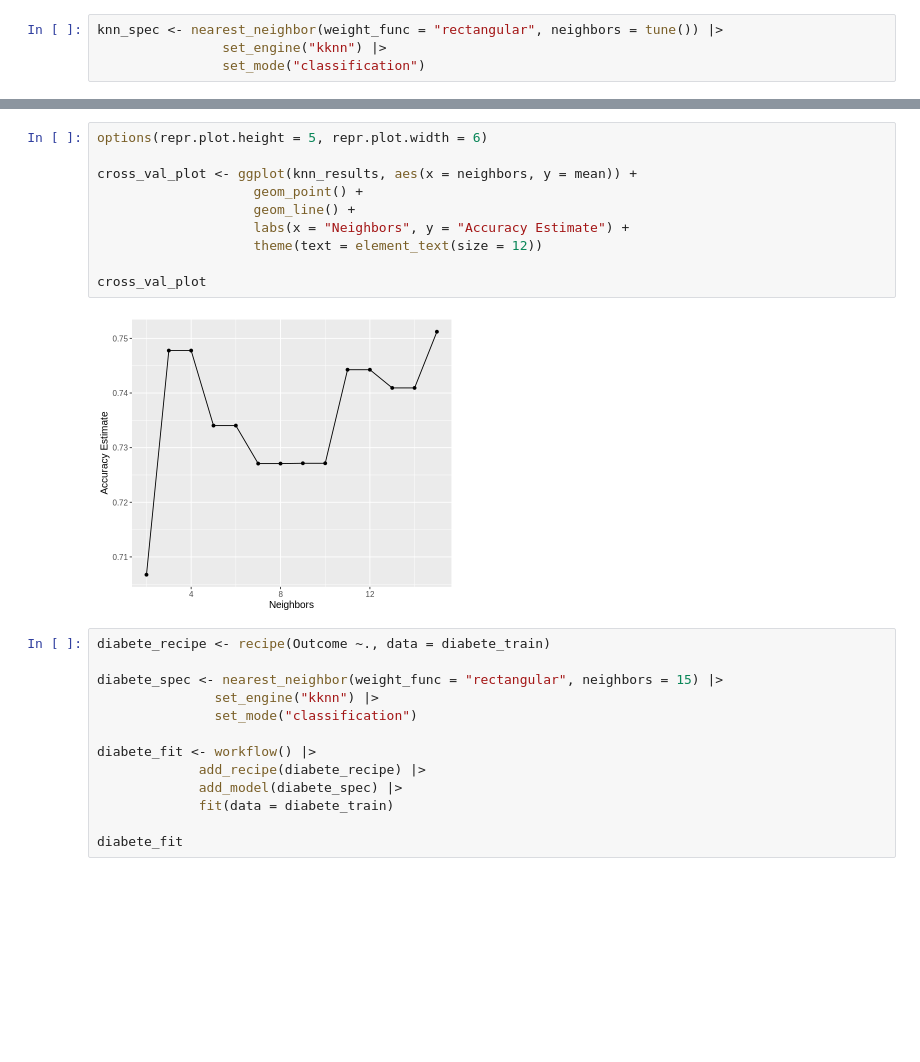
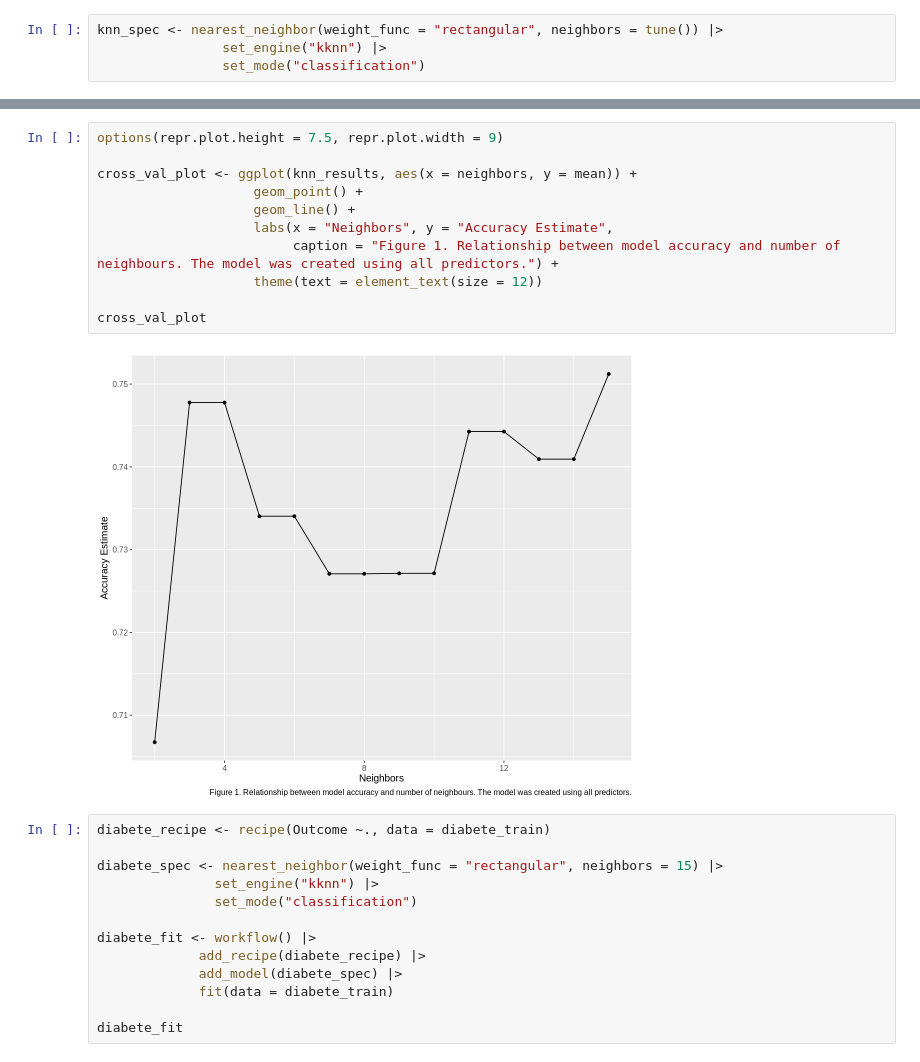
Before and after one commit to hsgao12/dsci-100-group-132, a Jupyter notebook: DSCI100 report.ipynb, the cells around one changed output, grey strips where cells are left out. Saved outputs shown, nothing was run; the diff lists cells and outputs as text; blank space fills up the shorter version.

Commit message:
Added table and figure captions (draft), code comments and references. Edited introduction. .

```diff
--- a/DSCI100 report.ipynb
+++ b/DSCI100 report.ipynb
@@ -175,17 +192,18 @@ A tibble: 14 × 7
 | 8 | accuracy | binary | 0.7270836 | 5 | 0.02325579 | Preprocessor1_Model07 |
 | 2 | accuracy | binary | 0.7067387 | 5 | 0.01926533 | Preprocessor1_Model01 |
 # %%
-options(repr.plot.height = 5, repr.plot.width = 6)
+options(repr.plot.height = 7.5, repr.plot.width = 9)
 
 cross_val_plot <- ggplot(knn_results, aes(x = neighbors, y = mean)) +
                     geom_point() +
                     geom_line() +
-                    labs(x = "Neighbors", y = "Accuracy Estimate") +
+                    labs(x = "Neighbors", y = "Accuracy Estimate",
+                         caption = "Figure 1. Relationship between model accuracy and number of neighbours. The model was created using all predictors.") +
                     theme(text = element_text(size = 12))
 
 cross_val_plot
 # %% [output]
-[figure, old version]
+[figure, new version]
 # %%
 diabete_recipe <- recipe(Outcome ~., data = diabete_train)
 
```
Also changed, not shown: parts of 16 cells of this notebook.
